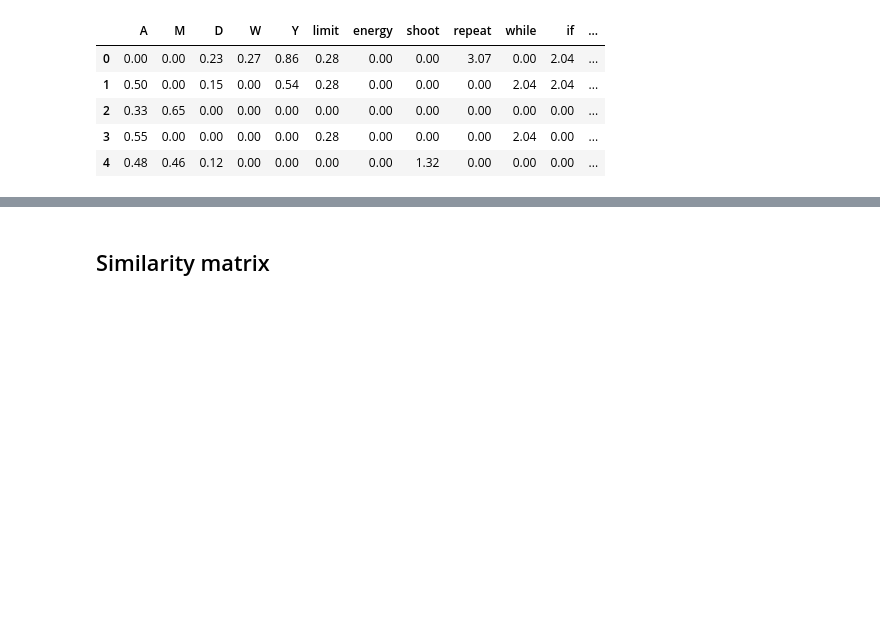
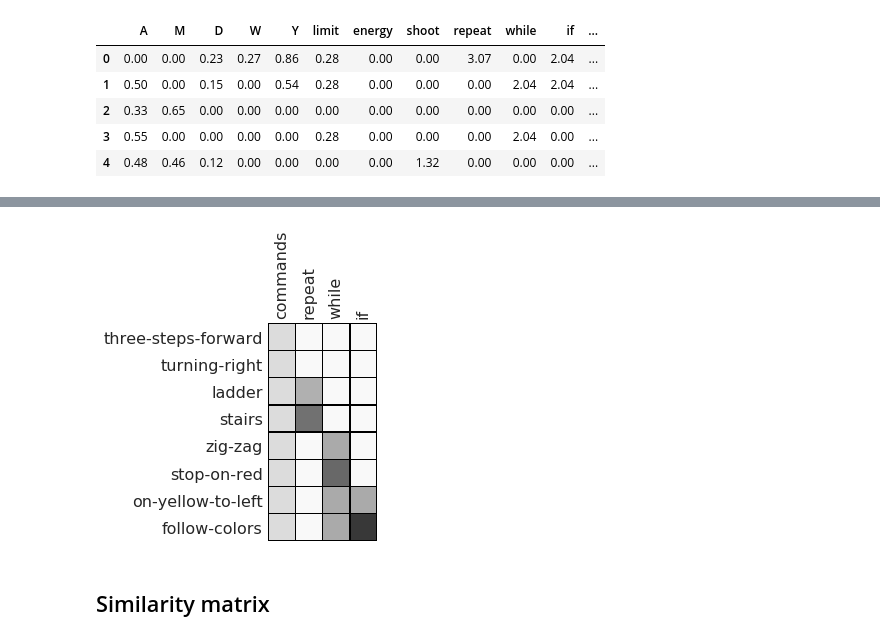
Before and after one commit to effa/flocs-thesis, a Jupyter notebook: analysis/similarity.ipynb, the cells around one changed output, grey strips where cells are left out. Saved outputs shown, nothing was run; the diff lists cells and outputs as text; code cells hidden in the pictures; blank space fills up the shorter version.

```diff
--- a/analysis/similarity.ipynb
+++ b/analysis/similarity.ipynb
@@ -180,2 +210,19 @@ FEATURES.head()
+# %%
+qmatrix_continous = qmatrix / 5
+ax = sns.heatmap(
+    qmatrix_continous,
+    vmin=-0.05, vmax=1,
+    cbar=False,
+    square=True,
+    linewidths=0.5,
+    linecolor='black',
+    cmap='Greys')
+ax.set_xlabel('')
+ax.set_ylabel('')
+ax.xaxis.tick_top()
+plt.xticks(rotation=90)
+ax.figure.savefig('../img/qmatrix-continuous.pdf', bbox_inches='tight')
+# %% [output]
+[figure, added]
 # %% [markdown]
 ## Similarity matrix
```
Also changed, not shown: parts of 5 cells of this notebook, 4 other files.
